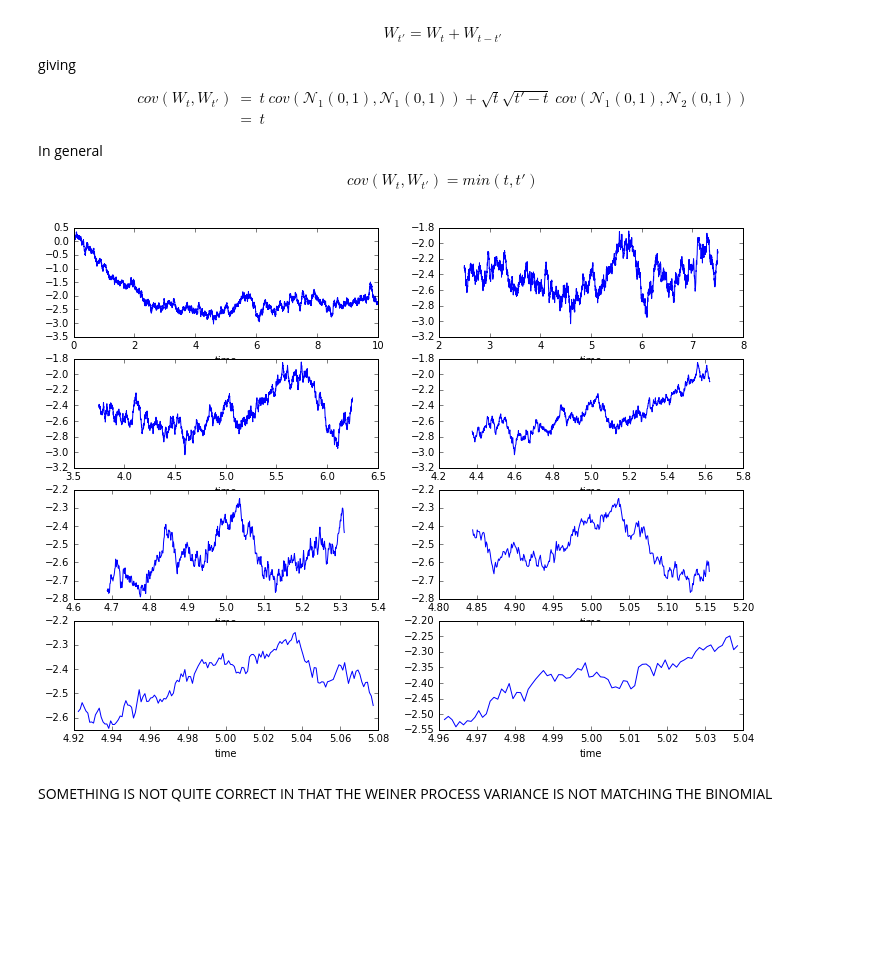
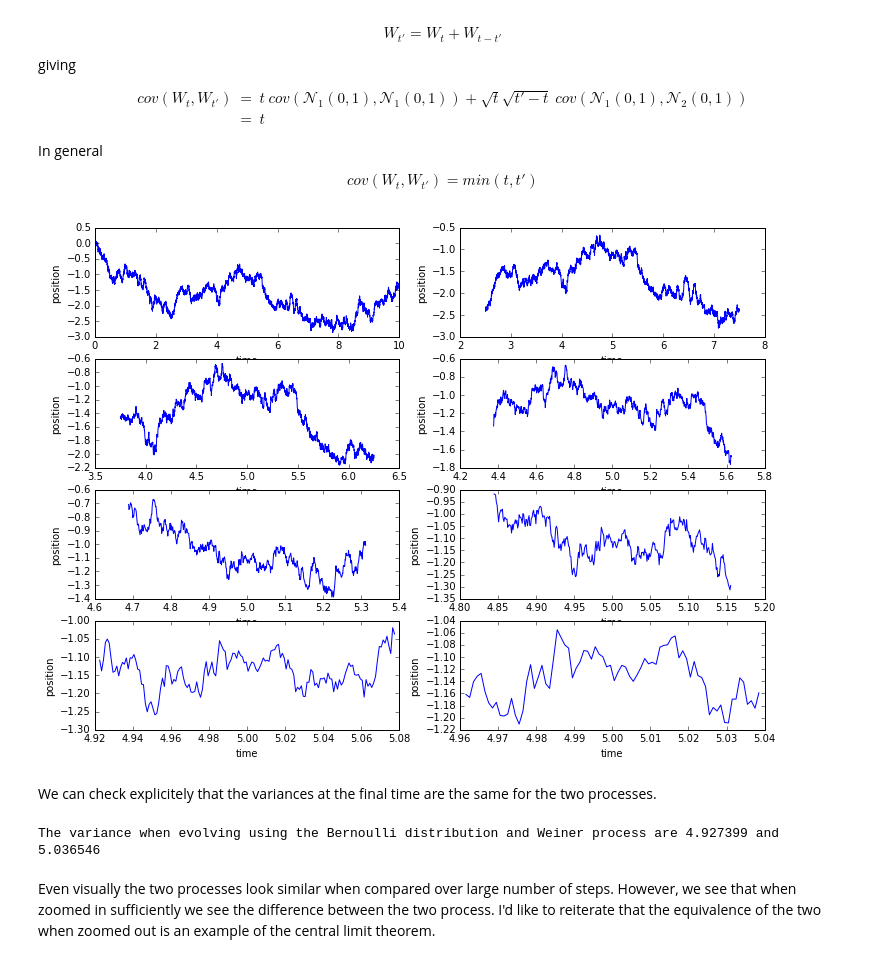
Before and after one commit to borundev/StochasticProcesses, a Jupyter notebook: RandomWalkAndWeinerProcess.ipynb, the cells around one changed output. Cells and saved outputs as stored; diff of their text form; code cells hidden in the pictures; blank space fills up the shorter version.

Commit message:
modified:   RandomWalkAndWeinerProcess.ipynb
to scale the bernoulli process to take into account the scale of the step

```diff
--- a/RandomWalkAndWeinerProcess.ipynb
+++ b/RandomWalkAndWeinerProcess.ipynb
@@ -56,6 +56,9 @@ class Paths(object):
     def __getitem__(self,index):
         return self.paths[index]
 
+    def get_step(self,k):
+        return self.paths[:,k]
+
 class BinaryPaths(Paths):
 
     def __init__(self,T,nsteps,npaths,p=.5):
@@ -65,7 +68,8 @@ class BinaryPaths(Paths):
         self.randoms.shape=[npaths,nsteps-1]
 
         for i in range(nsteps-1):
-            self.paths[:,i+1]=self.paths[:,i]+self.randoms[:,i]
+            # See comment above to see why we multiply the Bernoulli random variable by np.sqrt(2* self.dt * p *(1-p))
+            self.paths[:,i+1]=self.paths[:,i]+np.sqrt(2* self.dt * p *(1-p))*self.randoms[:,i]
 
 b_paths=BinaryPaths(11,11,6).get_paths()
 
@@ -77,4 +81,5 @@ for i,j in enumerate([(i/number_columns,i%number_columns) for i in range(number_
     plt.ylim(-7,7)
     plt.plot(b_paths[i],"--o")
     plt.xlabel("time")
+    plt.ylabel("position")
 # %% [output]
@@ -105,4 +110,5 @@ for i,j in enumerate([(i/number_columns,i%number_columns) for i in range(number_
 
     plt.plot(time_line_for_plot,path_for_plot)
     plt.xlabel("time")
+    plt.ylabel("position")
 # %% [output]
@@ -230,33 +236,43 @@ class WeinerPaths(Paths):
         self.dW=np.sqrt(self.dt)
         self.randoms=np.random.normal(0,1,npaths*(nsteps-1))
         self.randoms.shape=[npaths,nsteps-1]
 
 
         for i in range(nsteps-1):
             self.paths[:,i+1]=self.paths[:,i]+np.sqrt(1.0/2)*self.dW*self.randoms[:,i]
 
 
 
 num_steps=10000
 
 # generate one path with time interval 10 devided into 10000 steps
 w=WeinerPaths(10,num_steps,1)
 time_line=b.get_timeline()
 path=w[0]
 
 number_columns=2
 number_rows=4
 figsize(12, 9)
 
 # plot the entire path first and then regions zoomed in by factor of 2s
 for i,j in enumerate([(i/number_columns,i%number_columns) for i in range(number_columns*number_rows)]):
     plt.subplot2grid((number_rows,number_columns),j)
     time_line_for_plot=time_line[num_steps/2 -num_steps/(2**(i+1)):num_steps/2 +num_steps/(2**(i+1))]
     path_for_plot=path[num_steps/2 -num_steps/(2**(i+1)):num_steps/2 +num_steps/(2**(i+1))]
 
     plt.plot(time_line_for_plot,path_for_plot)
     plt.xlabel("time")
+    plt.ylabel("position")
 # %% [output]
-[figure, old version]
+[figure, new version]
-# %% [markdown]
-SOMETHING IS NOT QUITE CORRECT IN THAT THE WEINER PROCESS VARIANCE IS NOT MATCHING THE BINOMIAL
+# %% [markdown]
+We can check explicitely that the variances at the final time are the same for the two processes.
+# %%
+b=BinaryPaths(10,1000,10000)
+w=WeinerPaths(10,1000,10000)
+
+print "The variance when evolving using the Bernoulli distribution and Weiner process are %f and %f" % (b.get_step(999).var(),w.get_step(999).var())
+# %% [output]
+The variance when evolving using the Bernoulli distribution and Weiner process are 4.927399 and 5.036546
+# %% [markdown]
+Even visually the two processes look similar when compared over large number of steps. However, we see that when zoomed in sufficiently we see the difference between the two process. I'd like to reiterate that the equivalence of the two when zoomed out is an example of the central limit theorem.
```
Also changed, not shown: parts of 3 cells of this notebook.
